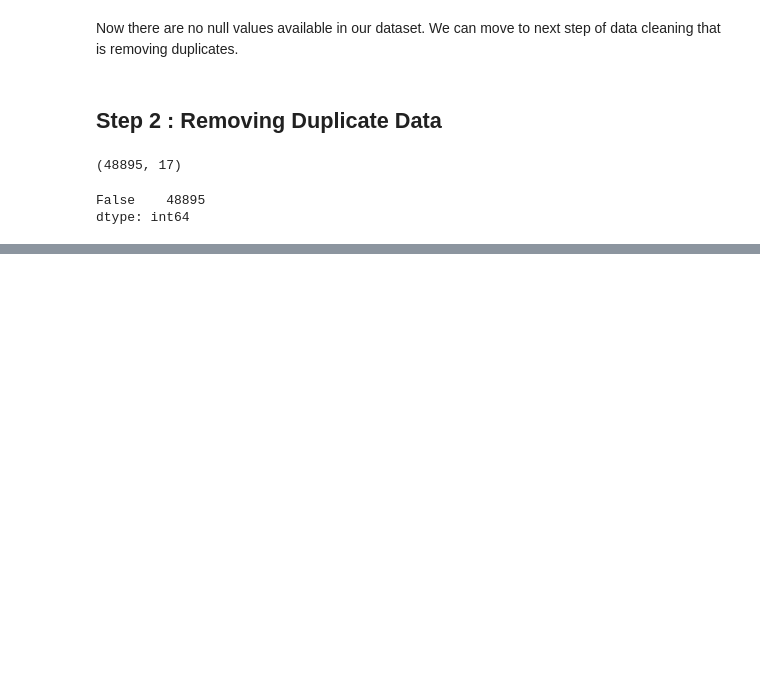
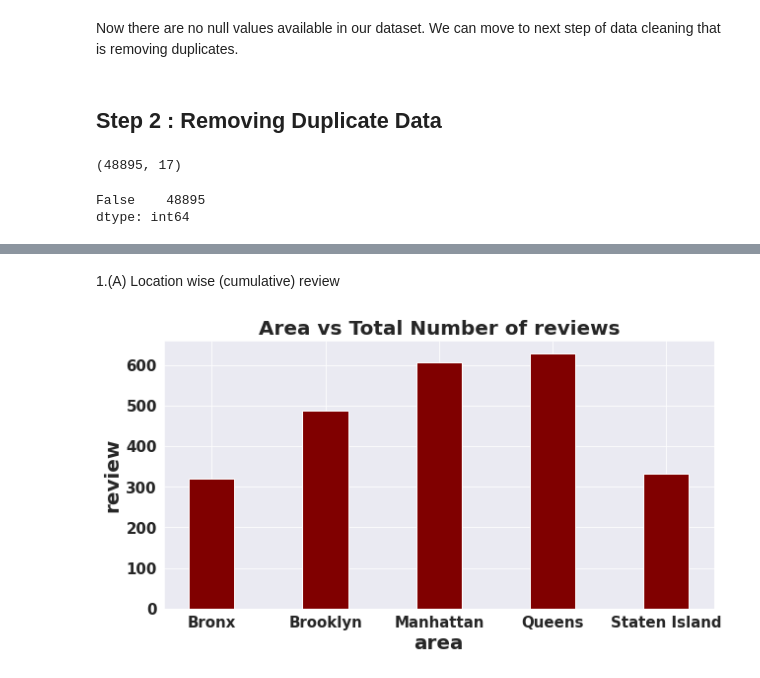
Before and after one commit to kavrit/EDA-Airbnb-booking-analsysis-Capstone-project-1, a Jupyter notebook: EDA_Airbnb_booking_analysis_capstone_project_1_.ipynb, the cells around one changed output, grey strips where cells are left out. Saved outputs shown, nothing was run; the diff lists cells and outputs as text; code cells hidden in the pictures; blank space fills up the shorter version.

```diff
--- a/EDA_Airbnb_booking_analysis_capstone_project_1_.ipynb
+++ b/EDA_Airbnb_booking_analysis_capstone_project_1_.ipynb
@@ -257,0 +357,18 @@ dtype: int64
+# %% [markdown]
+1.(A) Location wise (cumulative) review
+# %%
+areas_reviews = df.groupby(['neighbourhood_group'])['number_of_reviews'].max().reset_index()
+ng1 = areas_reviews['neighbourhood_group']
+review1 = areas_reviews['number_of_reviews']
+fig = plt.figure(figsize = (10, 5))
+
+# VISUALIZATION (creating the bar plot)
+plt.bar(ng1, review1, color ='maroon',
+        width = 0.4)
+
+plt.xlabel("area")
+plt.ylabel("review")
+plt.title("Area vs Total Number of reviews")
+plt.show()
+# %% [output]
+[figure, added]
```
Also changed, not shown: parts of 25 cells of this notebook.
